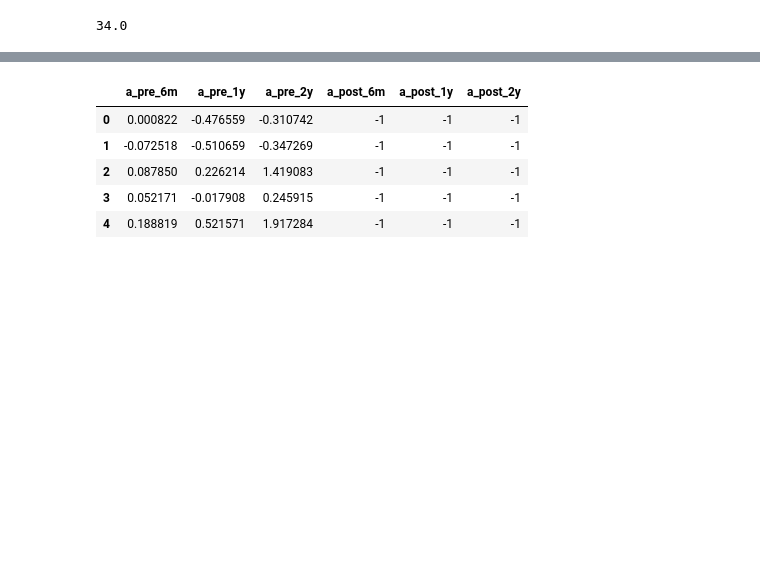
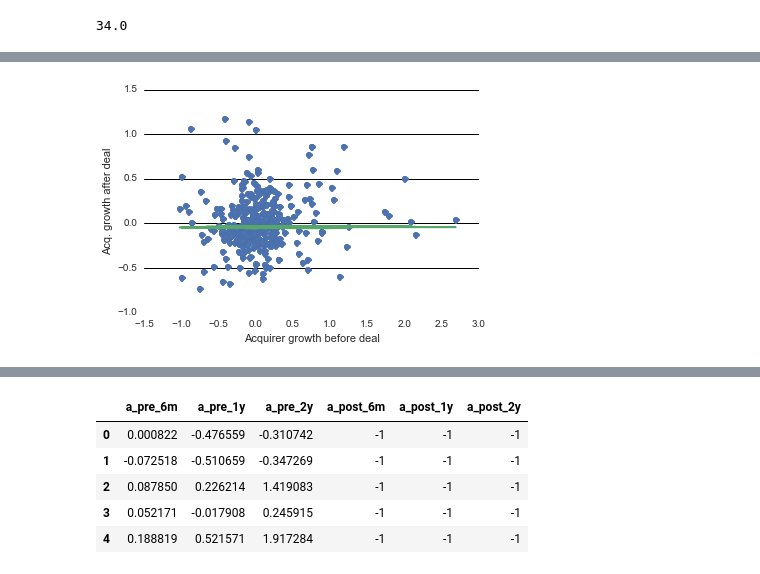
Before and after one commit to zfcousens/med_deals, a Jupyter notebook: Acquirer.ipynb, the cells around one changed output, grey strips where cells are left out. Saved outputs shown, nothing was run; the diff lists cells and outputs as text; code cells hidden in the pictures; blank space fills up the shorter version.

```diff
--- a/Acquirer.ipynb
+++ b/Acquirer.ipynb
@@ -358,0 +371,14 @@ False
+# %%
+plt.plot(df.a_pre_dif, df.a_post_dif, 'o')
+plt.ylim(-1,1.5)
+plt.xlim(-1.5,3)
+plt.plot(df_a_correlation.a_pre_dif, yhat)
+plt.ylabel('Acq. growth after deal')
+plt.xlabel('Acquirer growth before deal')
+#plt.figure(figsize = (9,9))
+plt.grid(b=True, which='major', axis = 'y', color='k', linestyle='-')
+#Performance before deal does not seem to indicate success after
+#We see companies more or less reverting to the mean
+#Coefficient of 6% means 6% after deal expected if you doubled before deal
+# %% [output]
+[figure, added]
```
Also changed, not shown: parts of 43 cells of this notebook.
